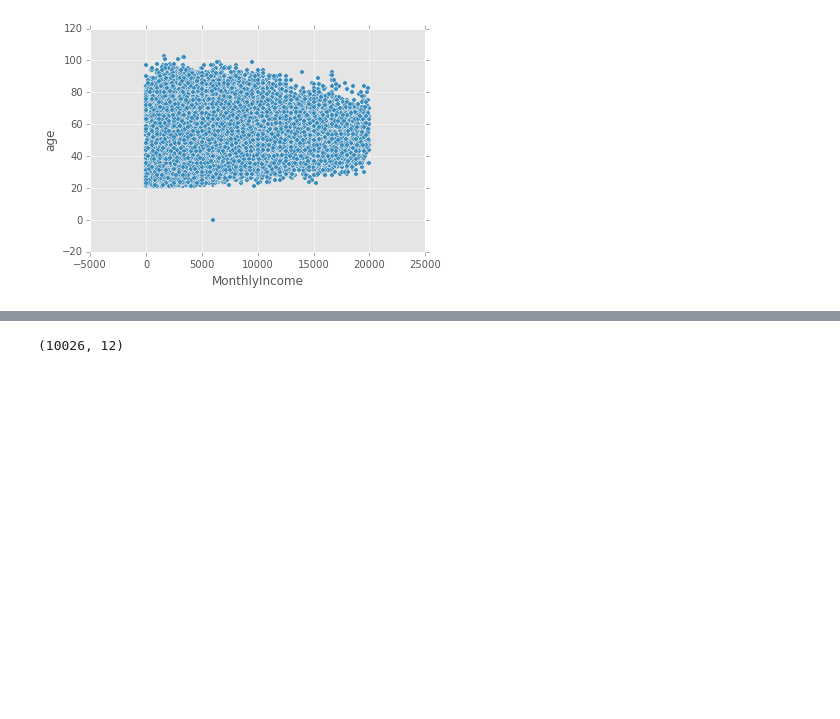
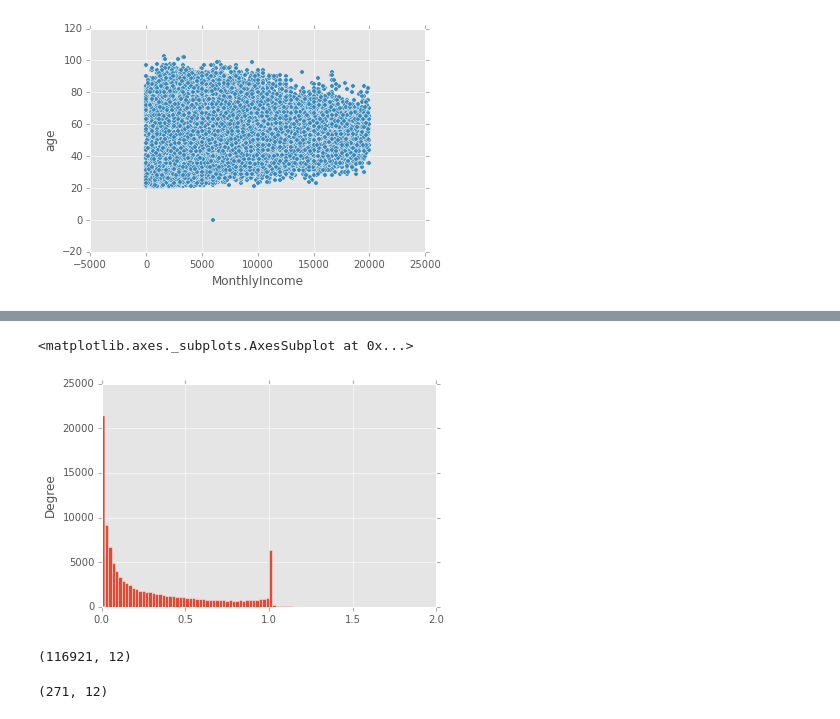
Before and after one commit to roechi/machine_learning_assignment, a Jupyter notebook: beleg2/analysis.ipynb, the cells around one changed output, grey strips where cells are left out. Saved outputs shown, nothing was run; the diff lists cells and outputs as text; code cells hidden in the pictures; blank space fills up the shorter version.

```diff
--- a/beleg2/analysis.ipynb
+++ b/beleg2/analysis.ipynb
@@ -269,6 +270,15 @@ df.loc[df.RevolvingUtilizationOfUnsecuredLines < 10000].plot(kind='scatter', x='
+# %%
+rev.loc[rev.SeriousDlqin2yrs == 0].RevolvingUtilizationOfUnsecuredLines.plot(kind='hist', bins = 100, legend=False)
+# %% [output]
+<matplotlib.axes._subplots.AxesSubplot at 0x...>
+[figure, added]
+# %%
+rev.RevolvingUtilizationOfUnsecuredLines.plo
+# %% [output]
+(116921, 12)
 # %%
 dsad = df.loc[df.SeriousDlqin2yrs == 1]
-# %%
-dsad.shape
-# %% [output]
-(10026, 12)
+# %%
+df.loc[df.RevolvingUtilizationOfUnsecuredLines > 2].shape
+# %% [output]
+(271, 12)
```
Also changed, not shown: parts of 6 cells of this notebook, 4 other files.
